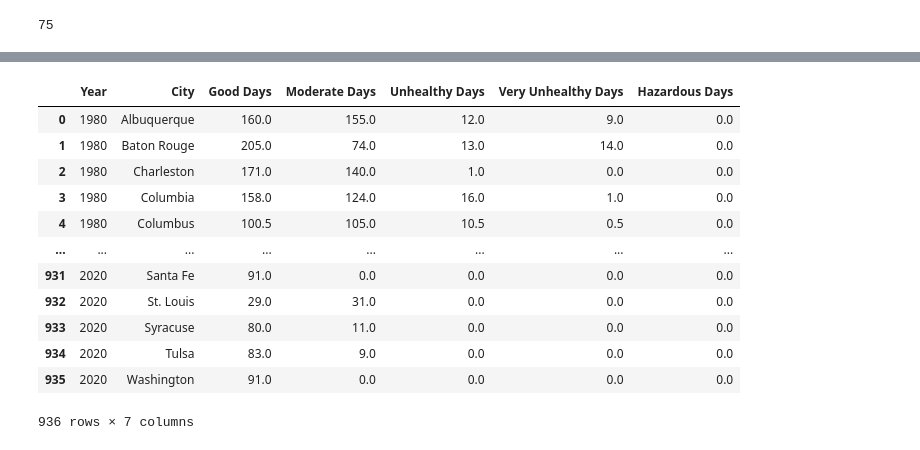
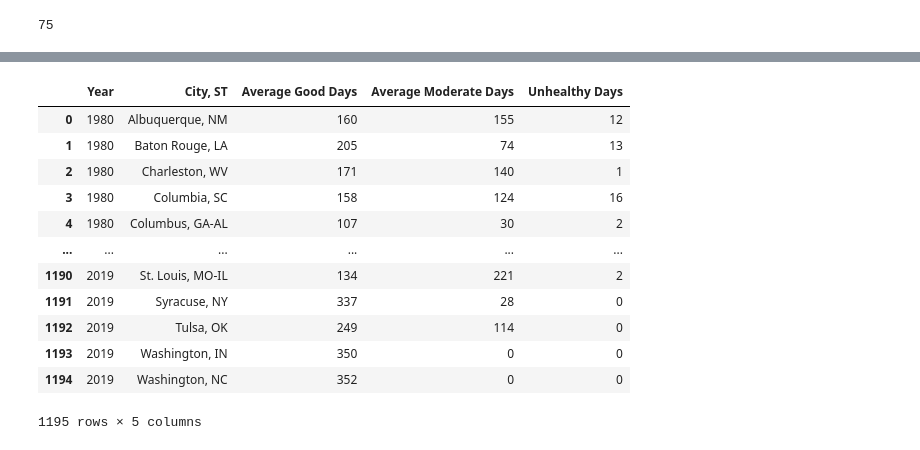
Before and after one commit to BrianDouglas/Climate_Soluctions, a Jupyter notebook: notebooks/Katherine.ipynb, the cells around one changed output, grey strips where cells are left out. Drawn from its saved outputs; the diff is of its cells as text; code cells hidden in the pictures.

```diff
--- a/notebooks/Katherine.ipynb
+++ b/notebooks/Katherine.ipynb
@@ -149,27 +161,33 @@ days_avg_byyear
 # %%
-#Group by Year AND City
+#Group by Year AND City,ST
 
 #groupby year to get averages of days
-days_avg_yr_city=city_merge.groupby(['Year','City'], as_index=False)[["Good Days","Moderate Days","Unhealthy Days",
+days_avg_yr_city=city_merge.groupby(['Year','City','ST'], as_index=False)[["Good Days","Moderate Days","Unhealthy Days",
                                         "Very Unhealthy Days","Hazardous Days"]].mean()
 #groupby year to get avg max AQI
-aqi_yr_city=city_merge.groupby(['Year','City'], as_index=False)[["Max AQI", "90th Percentile AQI", "Median AQI"]].mean()
+aqi_yr_city=city_merge.groupby(['Year','City','ST'], as_index=False)[["Max AQI", "90th Percentile AQI", "Median AQI"]].mean()
 #avg count of days air pollutants year
-pol_yr_city=city_merge.groupby(['Year','City'], as_index=False)[["Days Ozone", "Days CO", "Days NO2", "Days SO2"]].mean()
+pol_yr_city=city_merge.groupby(['Year','City','ST'], as_index=False)[["Days Ozone", "Days CO", "Days NO2", "Days SO2"]].mean()
 #avg count of days air particulate matter
-pm_yr_city=city_merge.groupby(['Year','City'], as_index=False)[["Days PM2.5","Days PM10"]].mean()
-days_avg_yr_city
+pm_yr_city=city_merge.groupby(['Year','City','ST'], as_index=False)[["Days PM2.5","Days PM10"]].mean()
+days_avg_yr_city["City, ST"] = days_avg_yr_city[['City', 'ST']].agg(','.join, axis=1)
+days_avg_yr_city=days_avg_yr_city[["Year","City, ST", "Good Days", "Moderate Days", "Unhealthy Days"]]
+#rename average days by year and city,ST
+days_avg_yr_city=days_avg_yr_city.rename(columns={"Good Days": "Average Good Days", "Moderate Days": "Average Moderate Days", "Unheathy Days":"Average Unhealthy Days"})
+days_avg_yr_city=pd.DataFrame(days_avg_yr_city)
+days_avg_yr_city_drop2020= days_avg_yr_city[days_avg_yr_city.Year!= 2020]
+days_avg_yr_city_drop2020
 # %% [output]
-|  | Year | City | Good Days | Moderate Days | Unhealthy Days | Very Unhealthy Days | Hazardous Days |
-| 0 | 1980 | Albuquerque | 160.0 | 155.0 | 12.0 | 9.0 | 0.0 |
-| 1 | 1980 | Baton Rouge | 205.0 | 74.0 | 13.0 | 14.0 | 0.0 |
-| 2 | 1980 | Charleston | 171.0 | 140.0 | 1.0 | 0.0 | 0.0 |
-| 3 | 1980 | Columbia | 158.0 | 124.0 | 16.0 | 1.0 | 0.0 |
-| 4 | 1980 | Columbus | 100.5 | 105.0 | 10.5 | 0.5 | 0.0 |
-| ... | ... | ... | ... | ... | ... | ... | ... |
-| 931 | 2020 | Santa Fe | 91.0 | 0.0 | 0.0 | 0.0 | 0.0 |
-| 932 | 2020 | St. Louis | 29.0 | 31.0 | 0.0 | 0.0 | 0.0 |
-| 933 | 2020 | Syracuse | 80.0 | 11.0 | 0.0 | 0.0 | 0.0 |
-| 934 | 2020 | Tulsa | 83.0 | 9.0 | 0.0 | 0.0 | 0.0 |
-| 935 | 2020 | Washington | 91.0 | 0.0 | 0.0 | 0.0 | 0.0 |
+|  | Year | City, ST | Average Good Days | Average Moderate Days | Unhealthy Days |
+| 0 | 1980 | Albuquerque, NM | 160 | 155 | 12 |
+| 1 | 1980 | Baton Rouge, LA | 205 | 74 | 13 |
+| 2 | 1980 | Charleston, WV | 171 | 140 | 1 |
+| 3 | 1980 | Columbia, SC | 158 | 124 | 16 |
+| 4 | 1980 | Columbus, GA-AL | 107 | 30 | 2 |
+| ... | ... | ... | ... | ... | ... |
+| 1190 | 2019 | St. Louis, MO-IL | 134 | 221 | 2 |
+| 1191 | 2019 | Syracuse, NY | 337 | 28 | 0 |
+| 1192 | 2019 | Tulsa, OK | 249 | 114 | 0 |
+| 1193 | 2019 | Washington, IN | 350 | 0 | 0 |
+| 1194 | 2019 | Washington, NC | 352 | 0 | 0 |
-936 rows × 7 columns
+1195 rows × 5 columns
```
Also changed, not shown: parts of 12 cells of this notebook, 3 other files.
